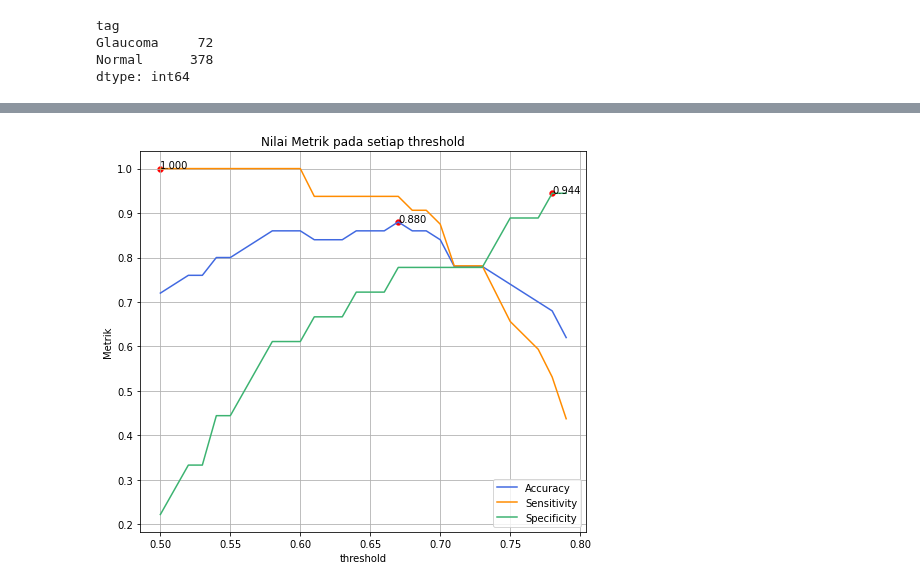
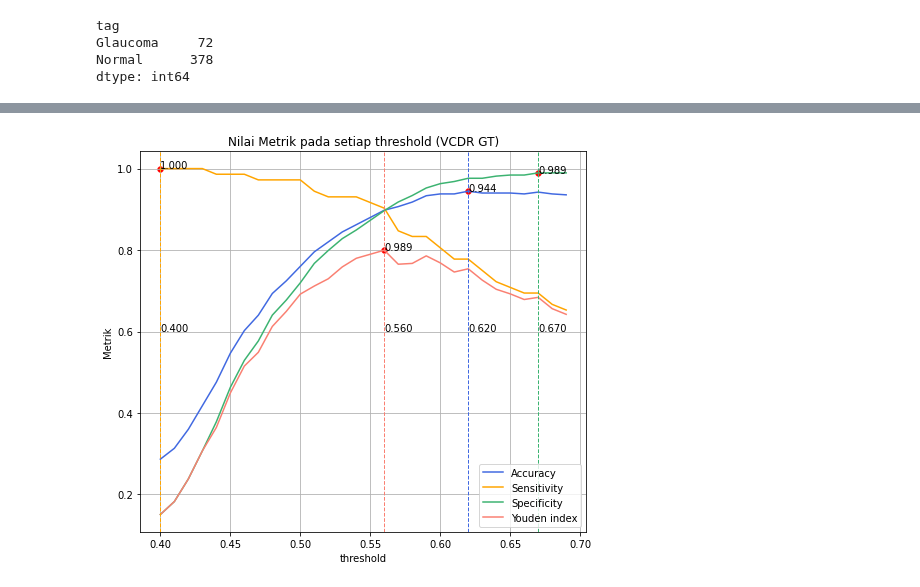
Before and after one commit to anasnafis77/Glaucoma-Detection-UNet, a Jupyter notebook: Glaucoma_inference.ipynb, the cells around one changed output, grey strips where cells are left out. Cells and saved outputs as stored; diff of their text form; code cells hidden in the pictures.

```diff
--- a/Glaucoma_inference.ipynb
+++ b/Glaucoma_inference.ipynb
@@ -705,7 +649,8 @@ def metrik(tn, fp, fn, tp):
   sen = tp / (tp + fn)
   spe = tn / (tn + fp)
   f = 2*tp / (2*tp + fp + fn)
-  return acc, sen, spe, f
+  youden = sen + spe - 1
+  return acc, sen, spe, f, youden
 
 def threshold_pred(CDRS, threshold=0.62):
   pred = []
@@ -719,49 +877,65 @@ def threshold_pred(CDRS, threshold=0.62):
 # %%
-X = x_GT[:50]
-y_true = y[:50]
+X = x_GT1a
+y_true = y
 thresholds = []
 acc = []
 sen = []
 spe = []
+youd = []
 for i in range(30):
-  thd = 0.5 + i/100
+  thd = 0.4 + i*0.01
   y_pred = threshold_pred(X, threshold=thd)
   tn, fp, fn, tp = confusion_matrix(y_true, y_pred).ravel()
-  acc1, sen1, spe1, f1 = metrik(tn, fp, fn, tp)
+  acc1, sen1, spe1, f1, youden = metrik(tn, fp, fn, tp)
   thresholds.append(thd)
   sen.append(sen1)
   spe.append(spe1)
   acc.append(acc1)
+  youd.append(youden)
 # %%
 X = thresholds
 y1 = acc
 y2 = sen
 y3 = spe
-
+y4 = youd
 fig, ax = plt.subplots(1, 1, figsize=(8, 7))
 max_acc = np.max(y1)
 max_sen = np.max(y2)
 max_spe = np.max(y3)
+max_youd = np.max(y4)
 t_acc = X[y1.index(max_acc)]
 t_sen = X[y2.index(max_sen)]
 t_spe = X[y3.index(max_spe)]
+t_youd = X[y4.index(max_youd)]
+
 ax.plot(X, y1, color='royalblue', label='Accuracy')
-ax.plot(X, y2, color='darkorange', label='Sensitivity')
+ax.plot(X, y2, color='orange', label='Sensitivity')
 ax.plot(X, y3, color='mediumseagreen', label='Specificity')
+ax.plot(X, y4, color='salmon', label='Youden index')
 ax.scatter(t_acc, max_acc, marker='o', color='r', lw=0.25)
 ax.scatter(t_sen, max_sen, marker='o', color='r', lw=0.25)
 ax.scatter(t_spe, max_spe, marker='o', color='r', lw=0.25)
+ax.scatter(t_youd, max_youd, marker='o', color='r', lw=0.25)
+ax.axvline(x=t_acc, linestyle='--', color='royalblue', lw=1)
+ax.axvline(x=t_sen, linestyle='--', color='orange', lw=1)
+ax.axvline(x=t_spe, linestyle='--', color='mediumseagreen', lw=1)
+ax.axvline(x=t_youd, linestyle='--', color='salmon', lw=1)
+ax.text(t_acc, 0.6, '{:.3f}'.format(t_acc), size='medium')
+ax.text(t_sen, 0.6, '{:.3f}'.format(t_sen), size='medium')
+ax.text(t_spe, 0.6, '{:.3f}'.format(t_spe), size='medium')
+ax.text(t_youd, 0.6, '{:.3f}'.format(t_youd), size='medium')
 ax.set_xlabel('threshold')
 ax.set_ylabel('Metrik')
 ax.text(t_acc, max_acc, '{:.3f}'.format(max_acc), size='medium')
 ax.text(t_sen, max_sen, '{:.3f}'.format(max_sen), size='medium')
 ax.text(t_spe, max_spe, '{:.3f}'.format(max_spe), size='medium')
+ax.text(t_youd, max_youd, '{:.3f}'.format(max_spe), size='medium')
 ax.grid()
-ax.set_title('Nilai Metrik pada setiap threshold')
+ax.set_title('Nilai Metrik pada setiap threshold (VCDR GT)')
 ax.legend()
 plt.show()
 # %% [output]
-[figure, old version]
+[figure, new version]
 # %%
 def plot_cfm(cfm, ax, i, metode):
   im = ax[i].imshow(cfm, cmap='summer')
```
Also changed, not shown: parts of 13 cells of this notebook.
